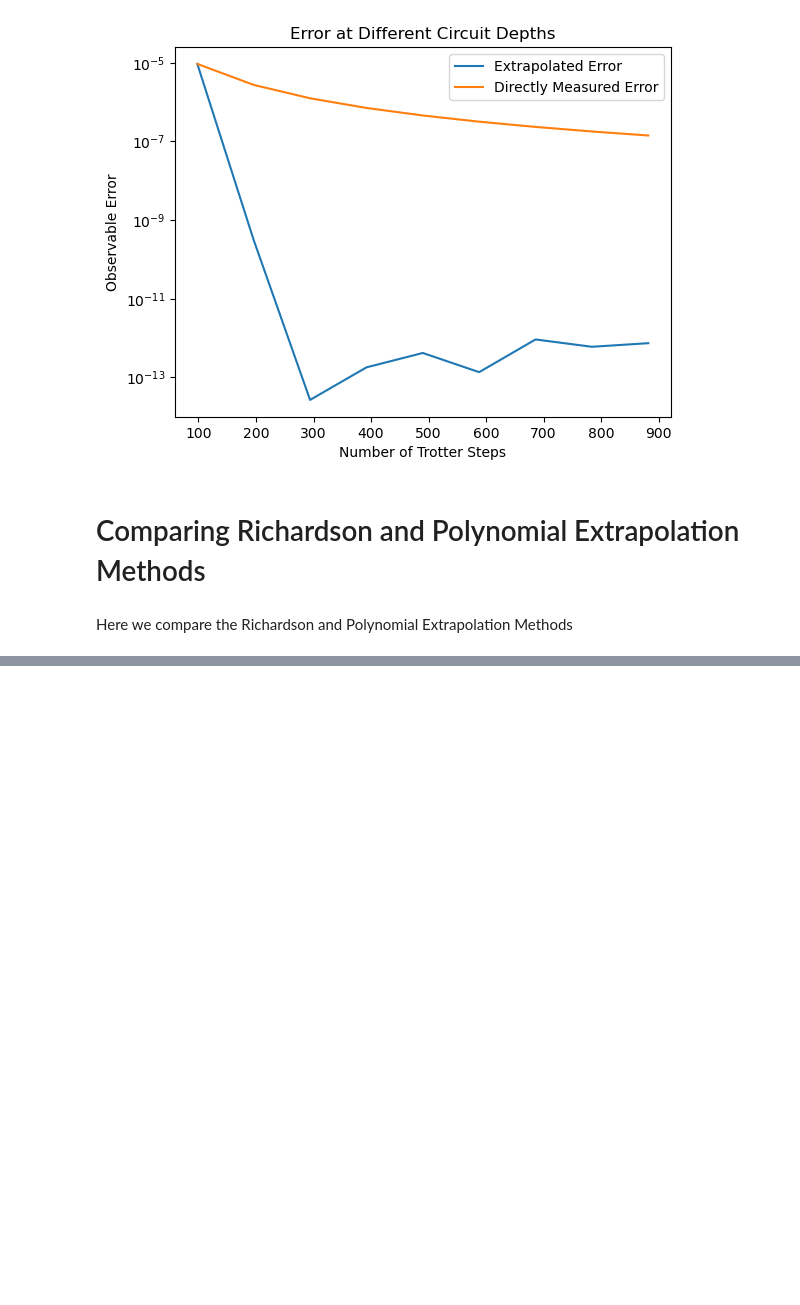
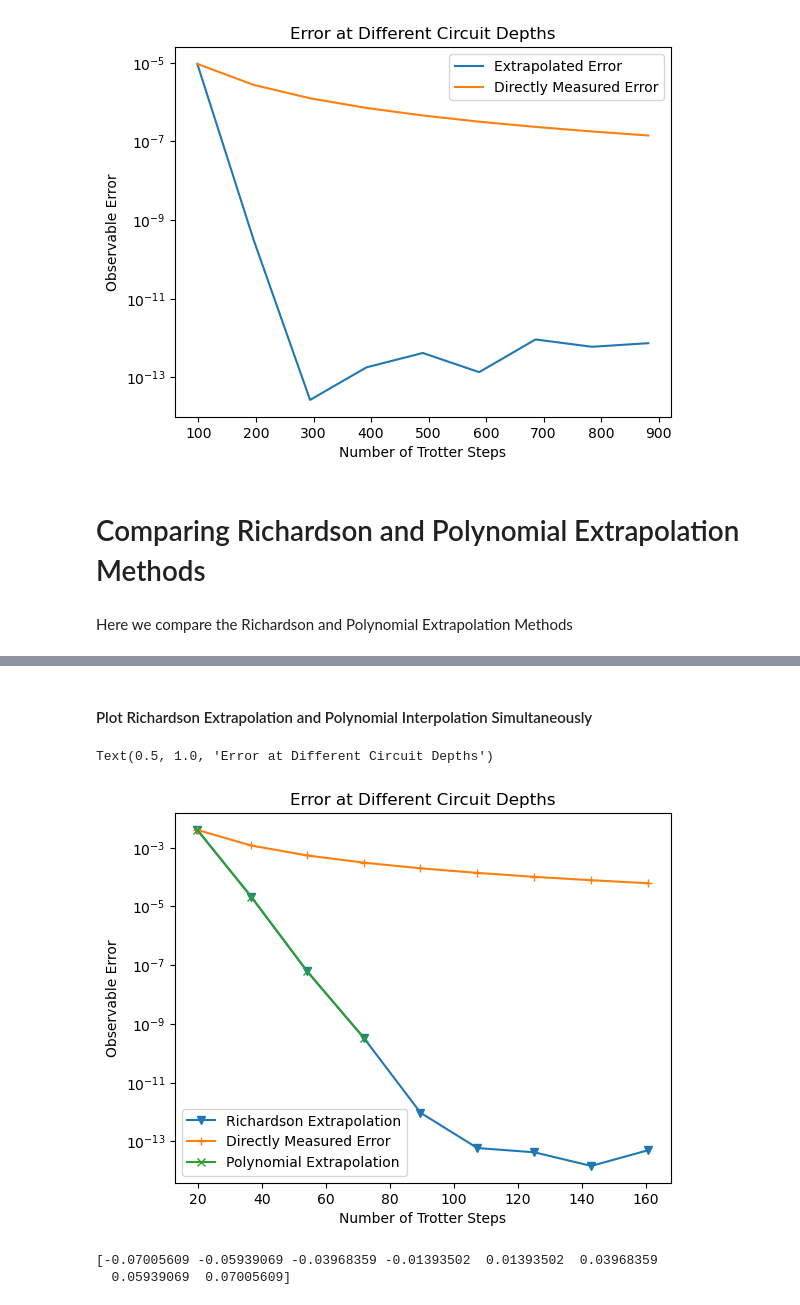
Before and after one commit to jacobwatkins1/Trotter-Extrapolation, a Jupyter notebook: Richardson_and_Polynomial_Comparison.ipynb, the cells around one changed output, grey strips where cells are left out. Cells and saved outputs as stored; diff of their text form; code cells hidden in the pictures; blank space fills up the shorter version.

```diff
--- a/Richardson_and_Polynomial_Comparison.ipynb
+++ b/Richardson_and_Polynomial_Comparison.ipynb
@@ -745,0 +898,21 @@ Here we compare the Richardson and Polynomial Extrapolation Methods
+# %% [markdown]
+#### Plot Richardson Extrapolation and Polynomial Interpolation Simultaneously
+# %%
+
+plt.semilogy(maximum_depths_Richardson, error_array_Richardson,  label="Richardson Extrapolation", marker = 'v')
+plt.semilogy(maximum_depths_Richardson, best_val_error_array_Richardson, label="Directly Measured Error", marker = '+')
+plt.semilogy(list_max_poly, error_array_poly,  label="Polynomial Extrapolation", marker = 'x')
+#plt.semilogy(circuit_depth_array_poly,  best_val_error_array_poly, label="Directly Measured Error"  )
+plt.xlabel('Number of Trotter Steps')
+plt.ylabel('Observable Error')
+plt.legend()
+plt.title("Error at Different Circuit Depths")
+# %% [output]
+Text(0.5, 1.0, 'Error at Different Circuit Depths')
+[figure, added]
+# %%
+s_list = cheb_nodes(2*k, s_min)
+print(s_list)
+# %% [output]
+[-0.07005609 -0.05939069 -0.03968359 -0.01393502  0.01393502  0.03968359
+  0.05939069  0.07005609]
```
Also changed, not shown: parts of 18 cells of this notebook.
